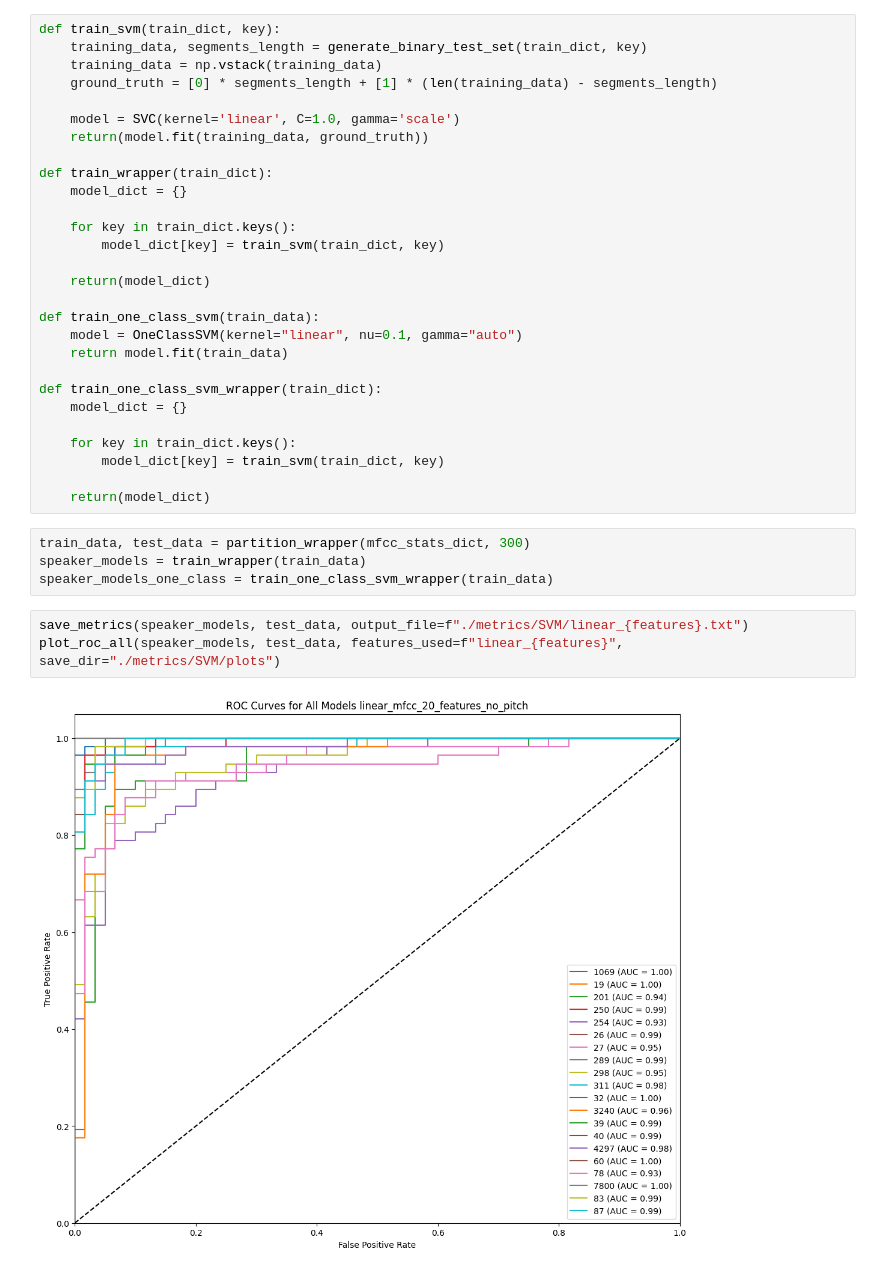
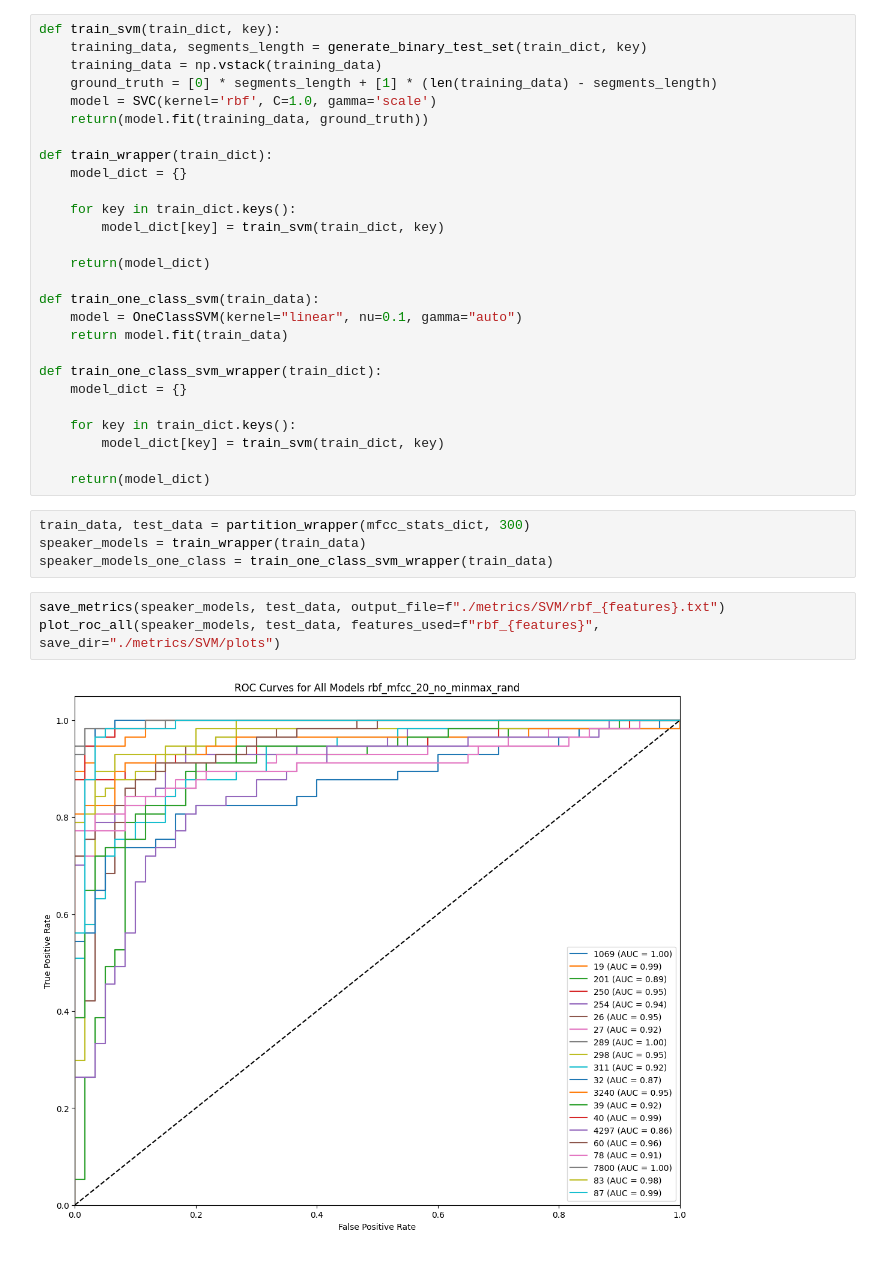
Before and after one commit to 0dink/BioMed_project, a Jupyter notebook: code/final_v3/evaluate_SVM.ipynb, the cells around one changed output. Cells and saved outputs as stored; diff of their text form.

```diff
--- a/code/final_v3/evaluate_SVM.ipynb
+++ b/code/final_v3/evaluate_SVM.ipynb
@@ -228,8 +248,7 @@ def train_svm(train_dict, key):
     training_data, segments_length = generate_binary_test_set(train_dict, key)
     training_data = np.vstack(training_data)
     ground_truth = [0] * segments_length + [1] * (len(training_data) - segments_length)
-
-    model = SVC(kernel='linear', C=1.0, gamma='scale')
+    model = SVC(kernel='rbf', C=1.0, gamma='scale')
     return(model.fit(training_data, ground_truth))
 
 def train_wrapper(train_dict):
@@ -256,10 +275,10 @@ train_data, test_data = partition_wrapper(mfcc_stats_dict, 300)
 speaker_models = train_wrapper(train_data)
 speaker_models_one_class = train_one_class_svm_wrapper(train_data)
 # %%
-save_metrics(speaker_models, test_data, output_file=f"./metrics/SVM/linear_{features}.txt")
-plot_roc_all(speaker_models, test_data, features_used=f"linear_{features}", save_dir="./metrics/SVM/plots")
+save_metrics(speaker_models, test_data, output_file=f"./metrics/SVM/rbf_{features}.txt")
+plot_roc_all(speaker_models, test_data, features_used=f"rbf_{features}", save_dir="./metrics/SVM/plots")
 # %% [output]
-[figure, old version]
+[figure, new version]
 # %%
 save_metrics(speaker_models_one_class, test_data, output_file=f"./metrics/SVM/{features}_oneclass.txt")
 # %% [output]
```
Also changed, not shown: parts of 3 cells of this notebook, 37 other files.
